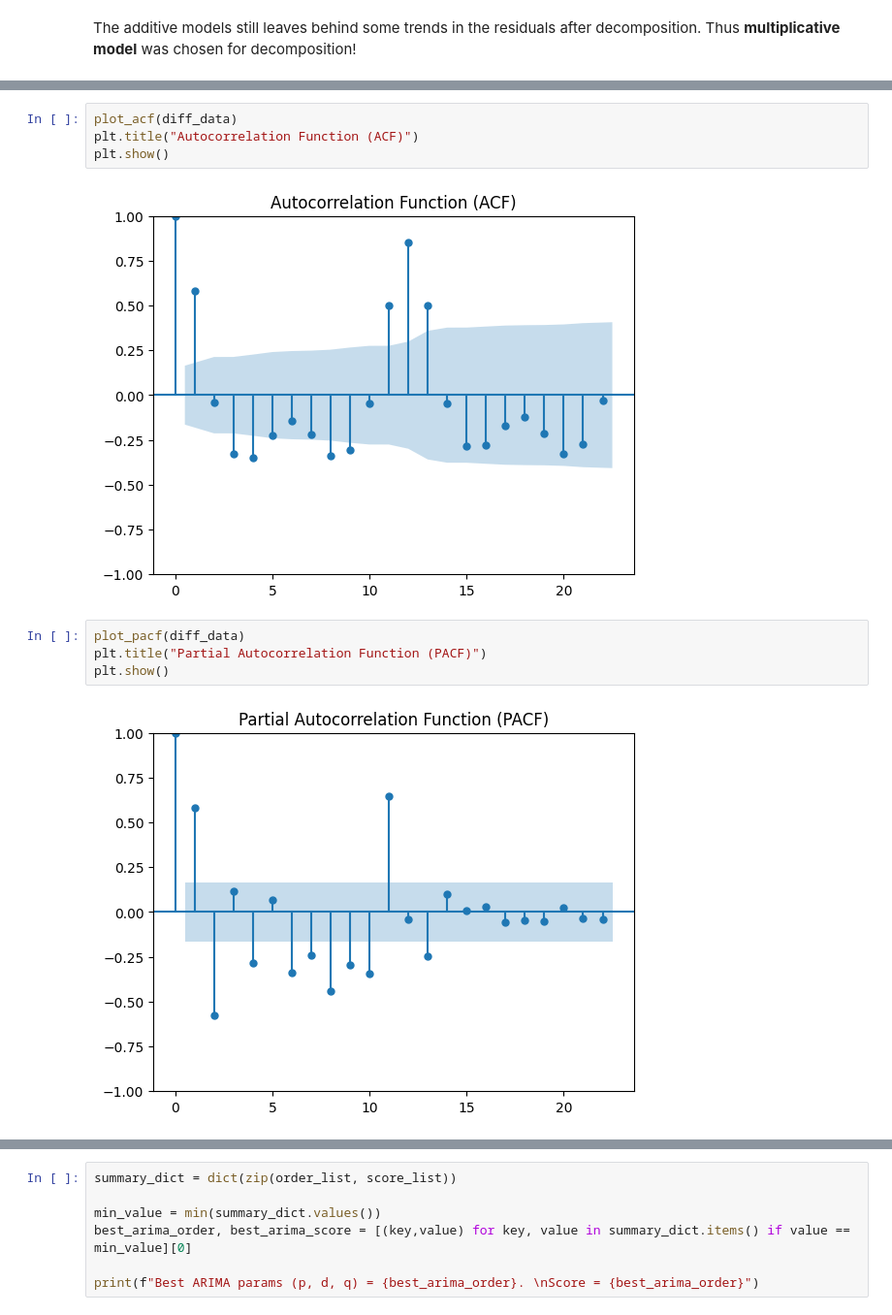
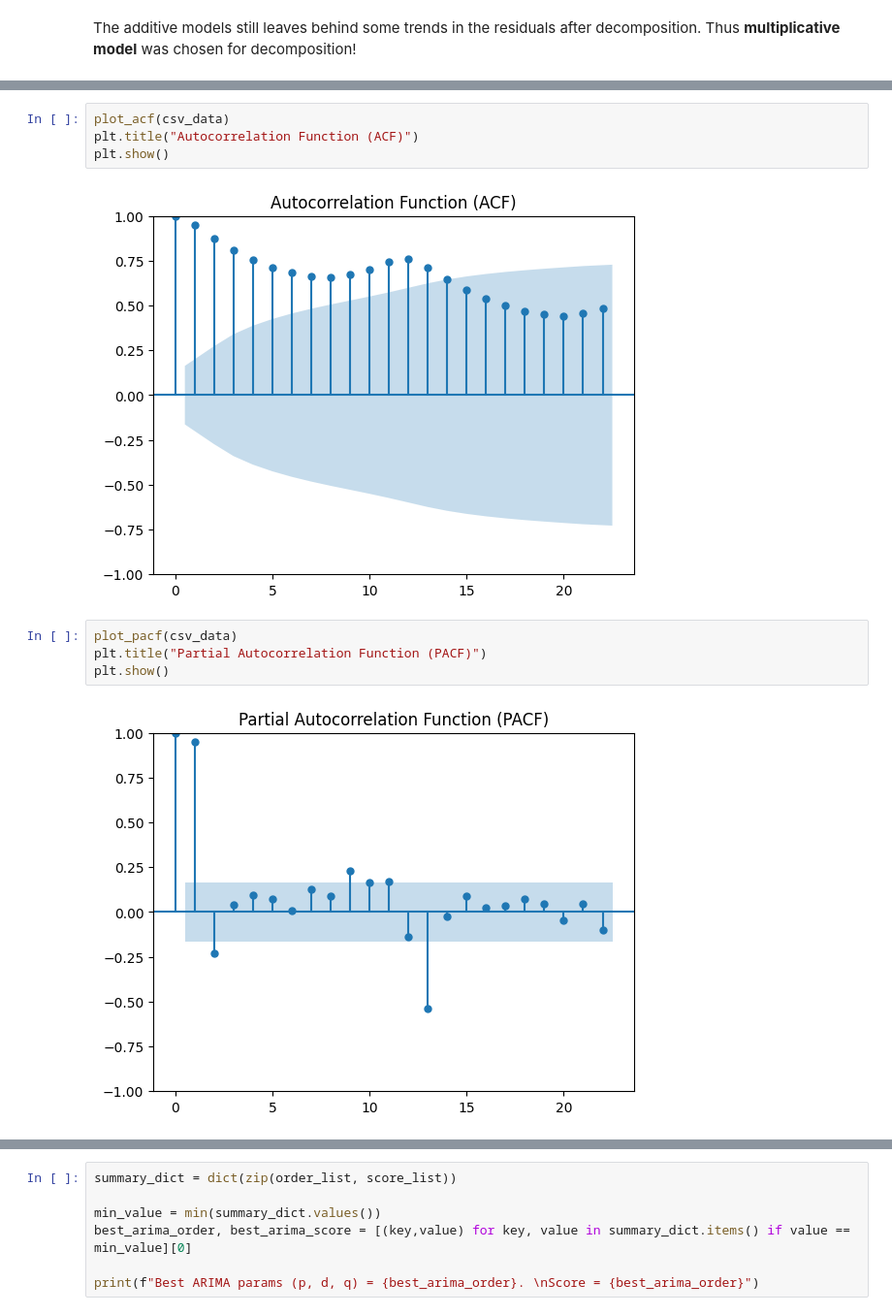
Before and after one commit to Thampi-hub/Springboard_RT, a Jupyter notebook: Cap3_AirPassengers/2_DataWrangling/TimeSeries_airpassengers.ipynb, the cells around one changed output, grey strips where cells are left out. Shown at 97% size. Saved outputs shown, nothing was run; the diff lists cells and outputs as text.

```diff
--- a/Cap3_AirPassengers/2_DataWrangling/TimeSeries_airpassengers.ipynb
+++ b/Cap3_AirPassengers/2_DataWrangling/TimeSeries_airpassengers.ipynb
@@ -100,12 +132,12 @@ Critical Values: {'1%': np.float64(-3.4816817173418295), '5%': np.float64(-2.884
 # %%
-plot_acf(diff_data)
+plot_acf(csv_data)
 plt.title("Autocorrelation Function (ACF)")
 plt.show()
 # %% [output]
-[figure, old version]
+[figure, new version]
 # %%
-plot_pacf(diff_data)
+plot_pacf(csv_data)
 plt.title("Partial Autocorrelation Function (PACF)")
 plt.show()
 # %% [output]
-[figure, old version]
+[figure, new version]
```
Also changed, not shown: parts of 16 cells of this notebook.
